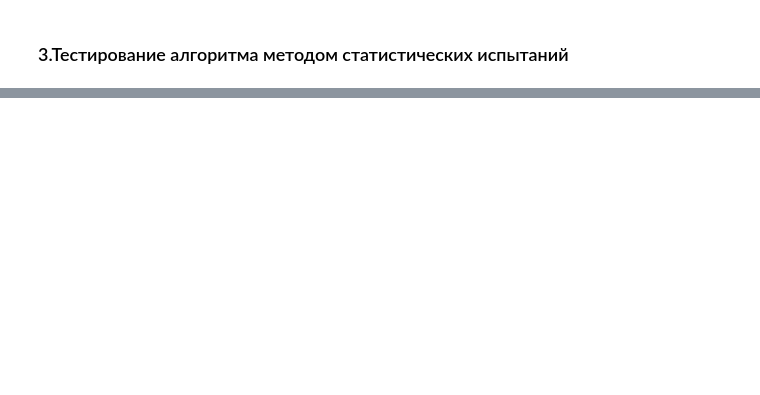
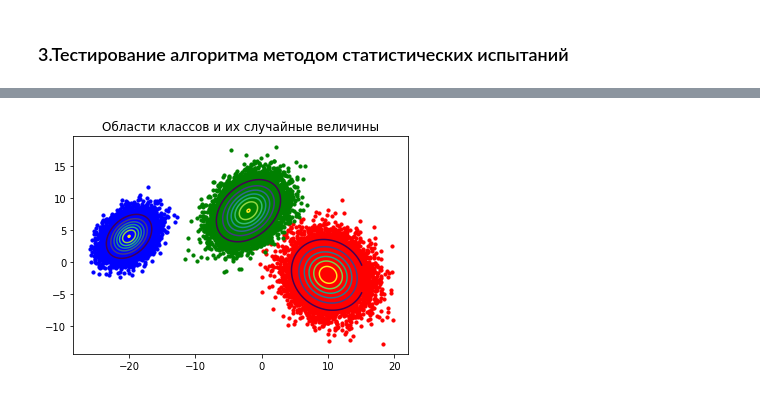
Before and after one commit to simonovEI/ml_csf, a Jupyter notebook: task3.ipynb, the cells around one changed output, grey strips where cells are left out. Saved outputs shown, nothing was run; the diff lists cells and outputs as text; code cells hidden in the pictures; blank space fills up the shorter version.

```diff
--- a/task3.ipynb
+++ b/task3.ipynb
@@ -133,0 +152,9 @@ for i in range(len(sample_size)):
+# %%
+fig = plt.figure()
+ax = fig.add_subplot(111)
+draw_points(vals, ax)
+draw_areas()
+plt.title('Области классов и их случайные величины')
+plt.show()
+# %% [output]
+[figure, added]
```
Also changed, not shown: parts of 19 cells of this notebook.
